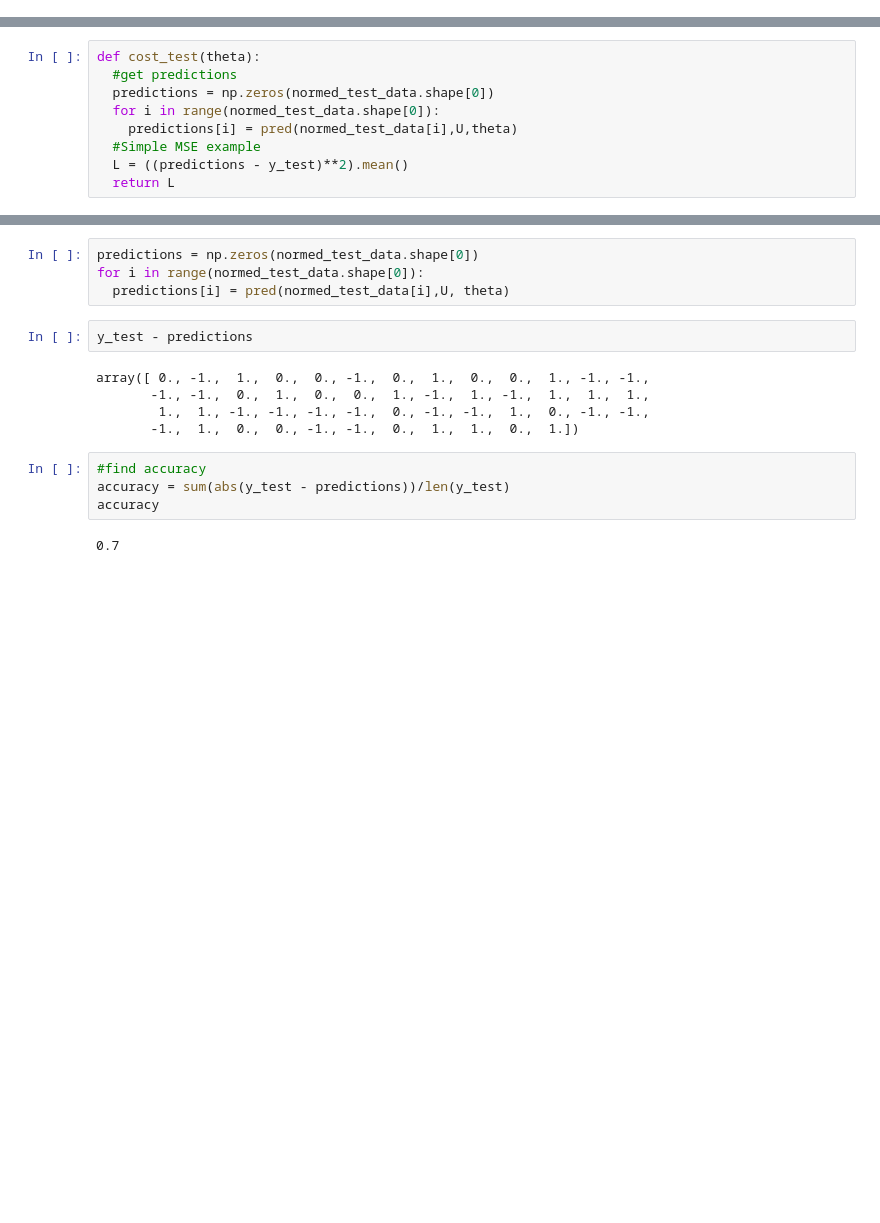
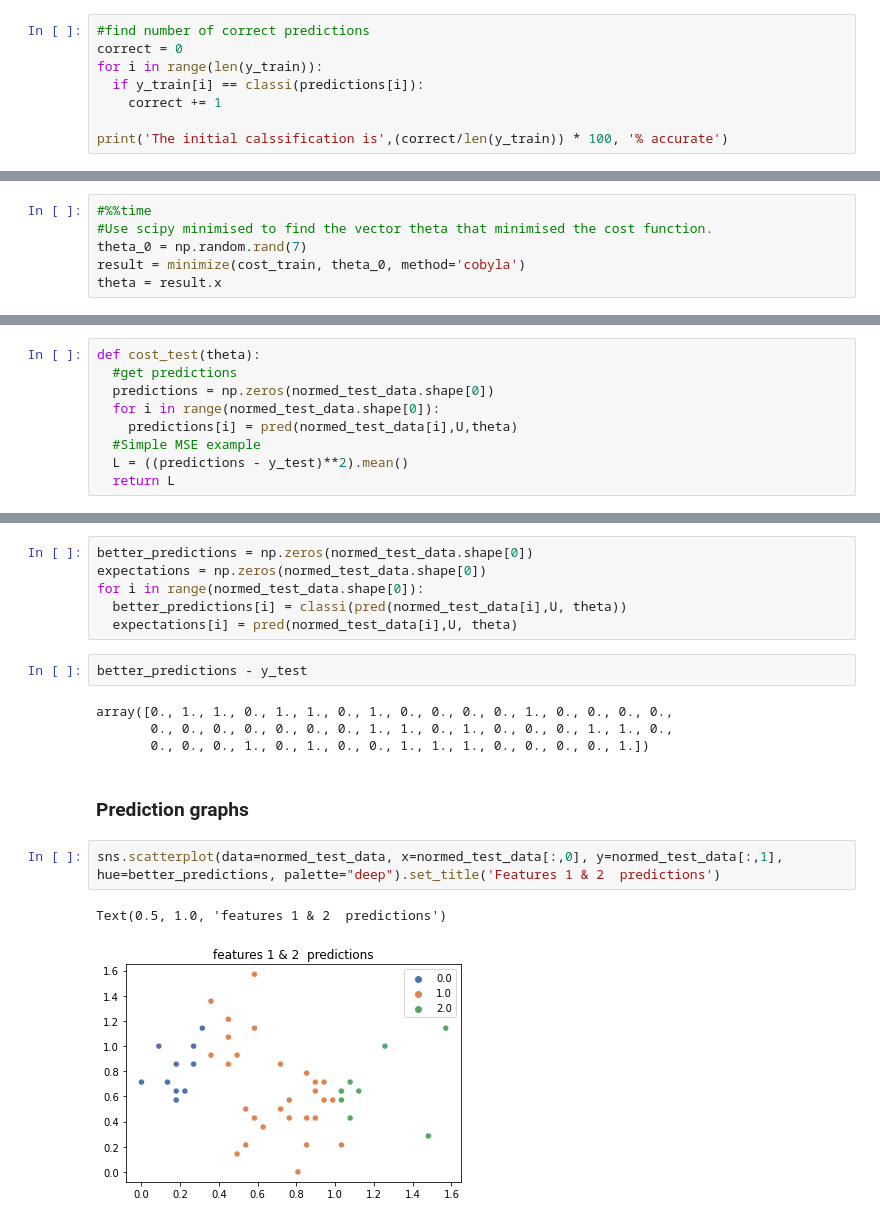
Before and after one commit to GeorgeWilliam1999/XAI-Project, a Jupyter notebook: Quantum_XAI.ipynb, the cells around one changed output, grey strips where cells are left out. Drawn from its saved outputs; the diff is of its cells as text; blank space fills up the shorter version.

```diff
--- a/Quantum_XAI.ipynb
+++ b/Quantum_XAI.ipynb
@@ -258,0 +321,8 @@ def cost_train(theta):
+# %%
+#find number of correct predictions
+correct = 0
+for i in range(len(y_train)):
+  if y_train[i] == classi(predictions[i]):
+    correct += 1
+
+print('The initial calssification is',(correct/len(y_train)) * 100, '% accurate')
@@ -258,0 +335,6 @@ def cost_train(theta):
+# %%
+#%%time
+#Use scipy minimised to find the vector theta that minimised the cost function.
+theta_0 = np.random.rand(7)
+result = minimize(cost_train, theta_0, method='cobyla')
+theta = result.x
@@ -294,17 +367,19 @@ cost_test(theta)
 # %%
-predictions = np.zeros(normed_test_data.shape[0])
+better_predictions = np.zeros(normed_test_data.shape[0])
+expectations = np.zeros(normed_test_data.shape[0])
 for i in range(normed_test_data.shape[0]):
-  predictions[i] = pred(normed_test_data[i],U, theta)
+  better_predictions[i] = classi(pred(normed_test_data[i],U, theta))
+  expectations[i] = pred(normed_test_data[i],U, theta)
-# %%
-y_test - predictions
-# %% [output]
-array([ 0., -1.,  1.,  0.,  0., -1.,  0.,  1.,  0.,  0.,  1., -1., -1.,
-       -1., -1.,  0.,  1.,  0.,  0.,  1., -1.,  1., -1.,  1.,  1.,  1.,
-        1.,  1., -1., -1., -1., -1.,  0., -1., -1.,  1.,  0., -1., -1.,
-       -1.,  1.,  0.,  0., -1., -1.,  0.,  1.,  1.,  0.,  1.])
-# %%
-#find accuracy
-accuracy = sum(abs(y_test - predictions))/len(y_test)
-accuracy
-# %% [output]
-0.7
+# %%
+better_predictions - y_test
+# %% [output]
+array([0., 1., 1., 0., 1., 1., 0., 1., 0., 0., 0., 0., 1., 0., 0., 0., 0.,
+       0., 0., 0., 0., 0., 0., 0., 1., 1., 0., 1., 0., 0., 0., 1., 1., 0.,
+       0., 0., 0., 1., 0., 1., 0., 0., 1., 1., 1., 0., 0., 0., 0., 1.])
+# %% [markdown]
+### Prediction graphs
+# %%
+sns.scatterplot(data=normed_test_data, x=normed_test_data[:,0], y=normed_test_data[:,1], hue=better_predictions, palette="deep").set_title('Features 1 & 2  predictions')
+# %% [output]
+Text(0.5, 1.0, 'features 1 & 2  predictions')
+[figure, added]
```
Also changed, not shown: parts of 97 cells of this notebook.
